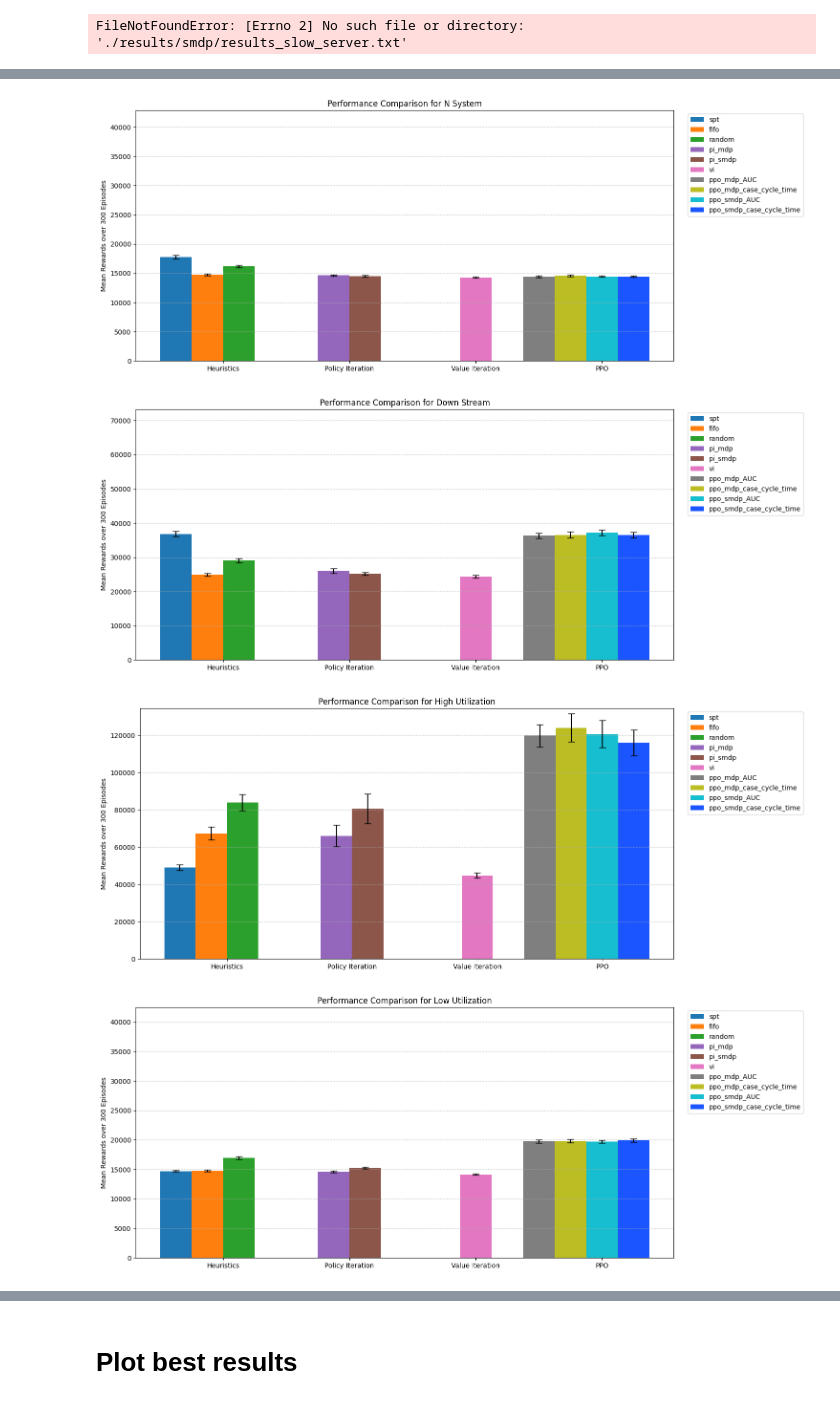
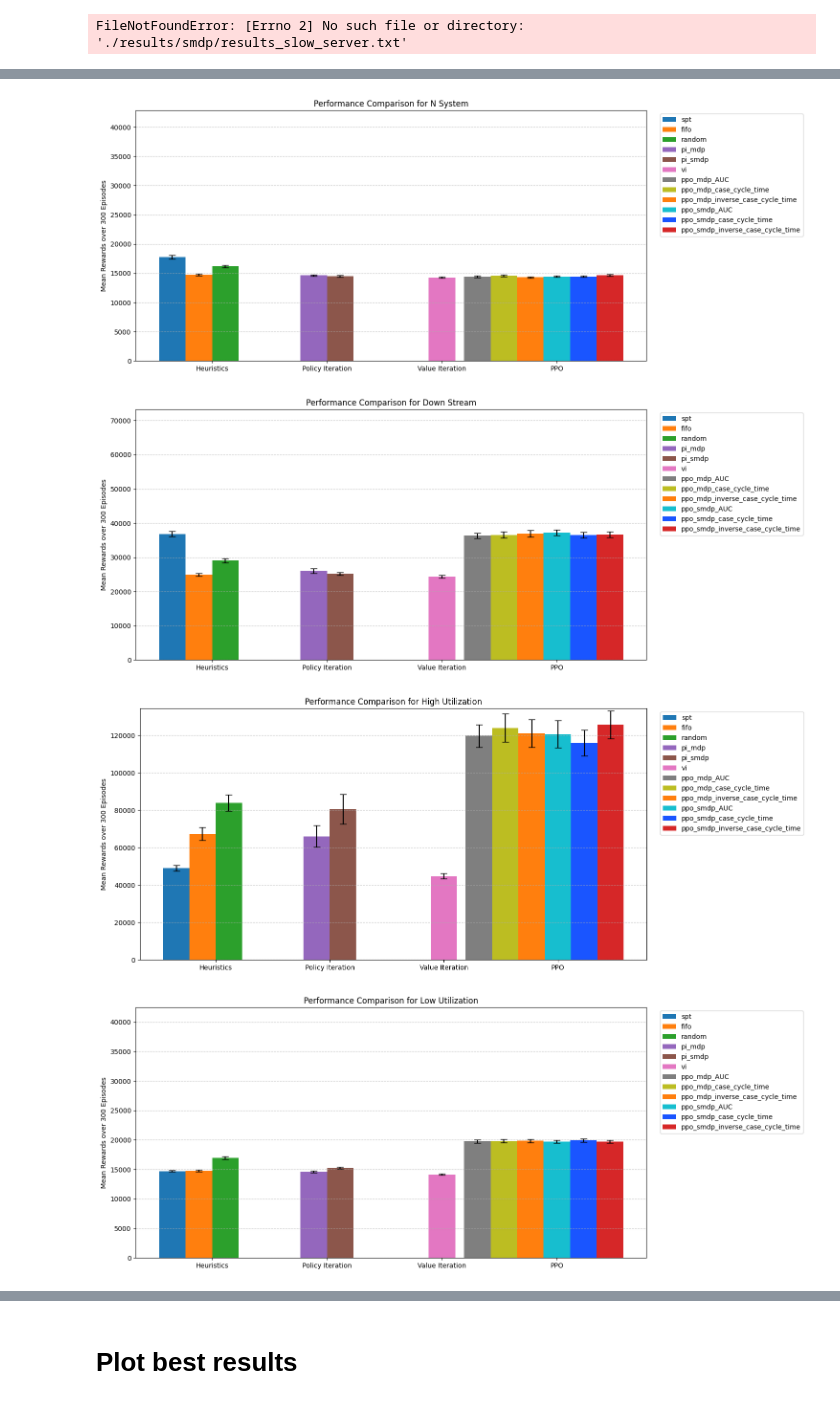
Before and after one commit to jeroenmiddelhuis/BPO_rollouts, a Jupyter notebook: plot_results.ipynb, the cells around one changed output, grey strips where cells are left out. Saved outputs shown, nothing was run; the diff lists cells and outputs as text; code cells hidden in the pictures.

```diff
--- a/plot_results.ipynb
+++ b/plot_results.ipynb
@@ -104,7 +104,7 @@ configs = ["slow_server", "n_system", "down_stream", "high_utilization", "low_ut
 for config in configs:
     for env_type in ['mdp', 'smdp']:
         # PPO results
-        for reward_function in ['AUC', 'case_cycle_time']:
+        for reward_function in ['AUC', 'case_cycle_time', 'inverse_case_cycle_time']:
             df = pd.read_csv(f"./results/ppo_{env_type}_{reward_function}_{config}.txt")
             mean = abs(df['mean'].iloc[0])
             std = df['std'].iloc[0]
@@ -142,7 +142,7 @@ for config in configs:
 
     # Setup group positions
     n_groups = 4
-    group_width = 0.1
+    group_width = 0.15
     bar_width = 0.15
     group_positions = np.arange(n_groups) * (group_width + 0.5)
 
@@ -164,8 +164,10 @@ for config in configs:
     ppo_colors = {
         'ppo_mdp_AUC': '#7f7f7f',             # gray
         'ppo_mdp_case_cycle_time': '#bcbd22',  # yellow-green
+        'ppo_mdp_inverse_case_cycle_time': '#ff7f0e',  # orange
         'ppo_smdp_AUC': '#17becf',            # cyan
-        'ppo_smdp_case_cycle_time': '#1a55FF'  # blue
+        'ppo_smdp_case_cycle_time': '#1a55FF',  # blue
+        'ppo_smdp_inverse_case_cycle_time': '#d62728'  # red
     }
 
     # Plot heuristic group
@@ -189,8 +191,8 @@ for config in configs:
            color=vi_color, error_kw={'capsize': 5})
 
     # Plot PPO group
-    ppo_labels = ['ppo_mdp_AUC', 'ppo_mdp_case_cycle_time',
-                  'ppo_smdp_AUC', 'ppo_smdp_case_cycle_time']
+    ppo_labels = ['ppo_mdp_AUC', 'ppo_mdp_case_cycle_time', 'ppo_mdp_inverse_case_cycle_time',
+                  'ppo_smdp_AUC', 'ppo_smdp_case_cycle_time', 'ppo_smdp_inverse_case_cycle_time']
     for i, ppo in enumerate(ppo_labels):
         offset = (i - len(ppo_labels)/2) * bar_width
         ax.bar(group_positions[3] + offset, data[ppo][0], bar_width,
@@ -216,4 +218,4 @@ for config in configs:
-[figure, old version]
+[figure, new version]
-[figure, old version]
+[figure, new version]
-[figure, old version]
+[figure, new version]
-[figure, old version]
+[figure, new version]
```
Also changed, not shown: parts of 1 cell of this notebook, 9 other files.
